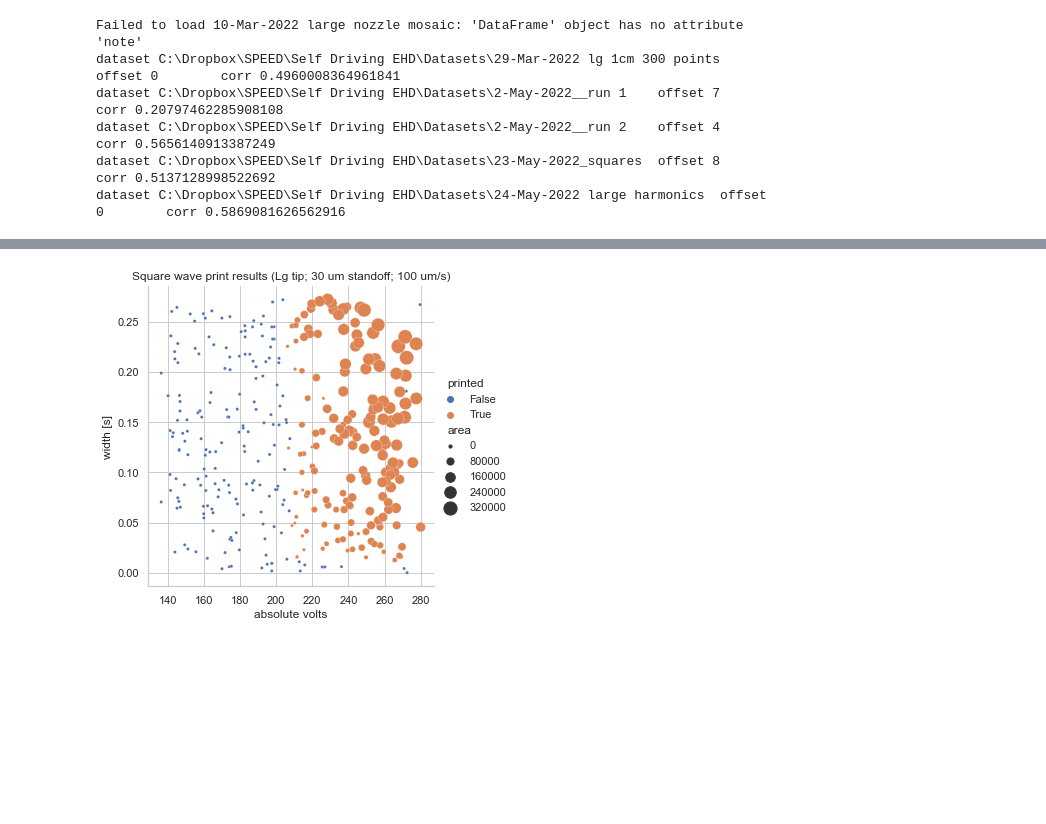
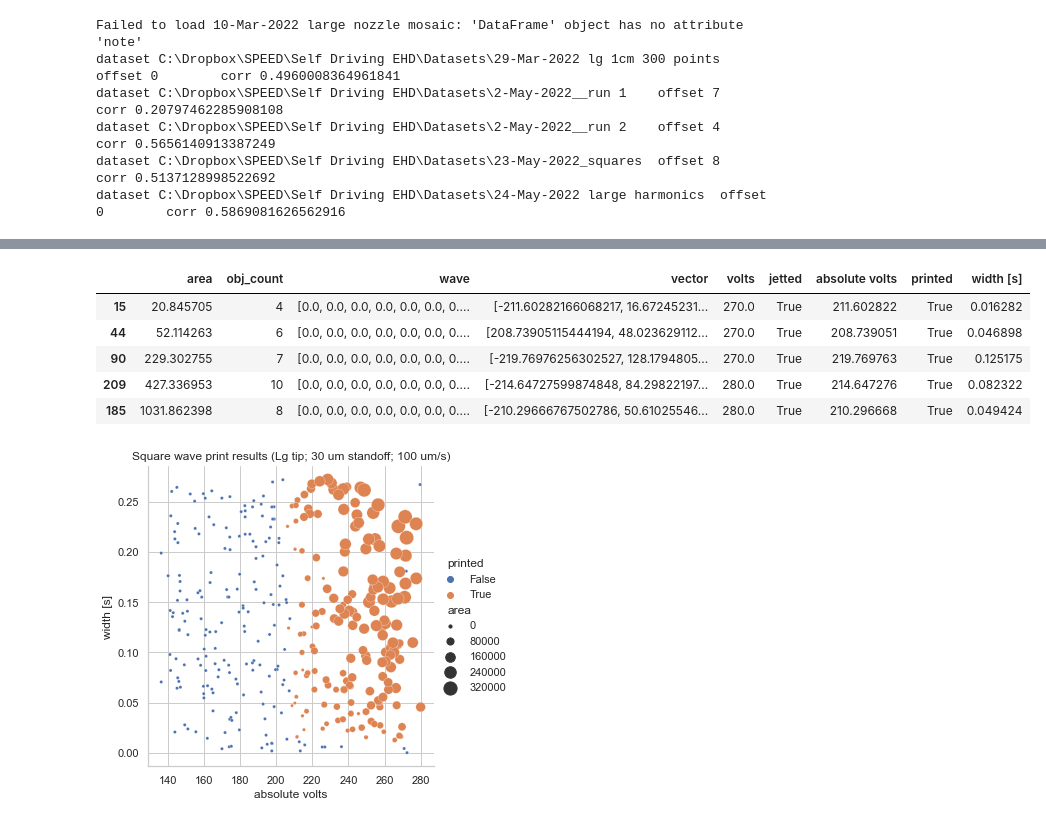
Before and after one commit to onakanob/ehd_exsitu, a Jupyter notebook: notebooks/square wave phase map.ipynb, the cells around one changed output, grey strips where cells are left out. Saved outputs shown, nothing was run; the diff lists cells and outputs as text; code cells hidden in the pictures; blank space fills up the shorter version.

```diff
--- a/notebooks/square wave phase map.ipynb
+++ b/notebooks/square wave phase map.ipynb
@@ -48,3 +48,14 @@ df.head()
+# %%
+prints = df[df.area > 0].copy()
+prints.sort_values(by='area', inplace=True)
+prints.head()
+# %% [output]
+|  | area | obj_count | wave | vector | volts | jetted | absolute volts | printed | width [s] |
+| 15 | 20.845705 | 4 | [0.0, 0.0, 0.0, 0.0, 0.0, 0.0, 0.... | [-211.60282166068217, 16.67245231... | 270.0 | True | 211.602822 | True | 0.016282 |
+| 44 | 52.114263 | 6 | [0.0, 0.0, 0.0, 0.0, 0.0, 0.0, 0.... | [208.73905115444194, 48.023629112... | 270.0 | True | 208.739051 | True | 0.046898 |
+| 90 | 229.302755 | 7 | [0.0, 0.0, 0.0, 0.0, 0.0, 0.0, 0.... | [-219.76976256302527, 128.1794805... | 270.0 | True | 219.769763 | True | 0.125175 |
+| 209 | 427.336953 | 10 | [0.0, 0.0, 0.0, 0.0, 0.0, 0.0, 0.... | [-214.64727599874848, 84.29822197... | 280.0 | True | 214.647276 | True | 0.082322 |
+| 185 | 1031.862398 | 8 | [0.0, 0.0, 0.0, 0.0, 0.0, 0.0, 0.... | [-210.29666767502786, 50.61025546... | 280.0 | True | 210.296668 | True | 0.049424 |
 # %%
 import seaborn as sns
 
```
Also changed, not shown: parts of 1 cell of this notebook, 4 other files.
